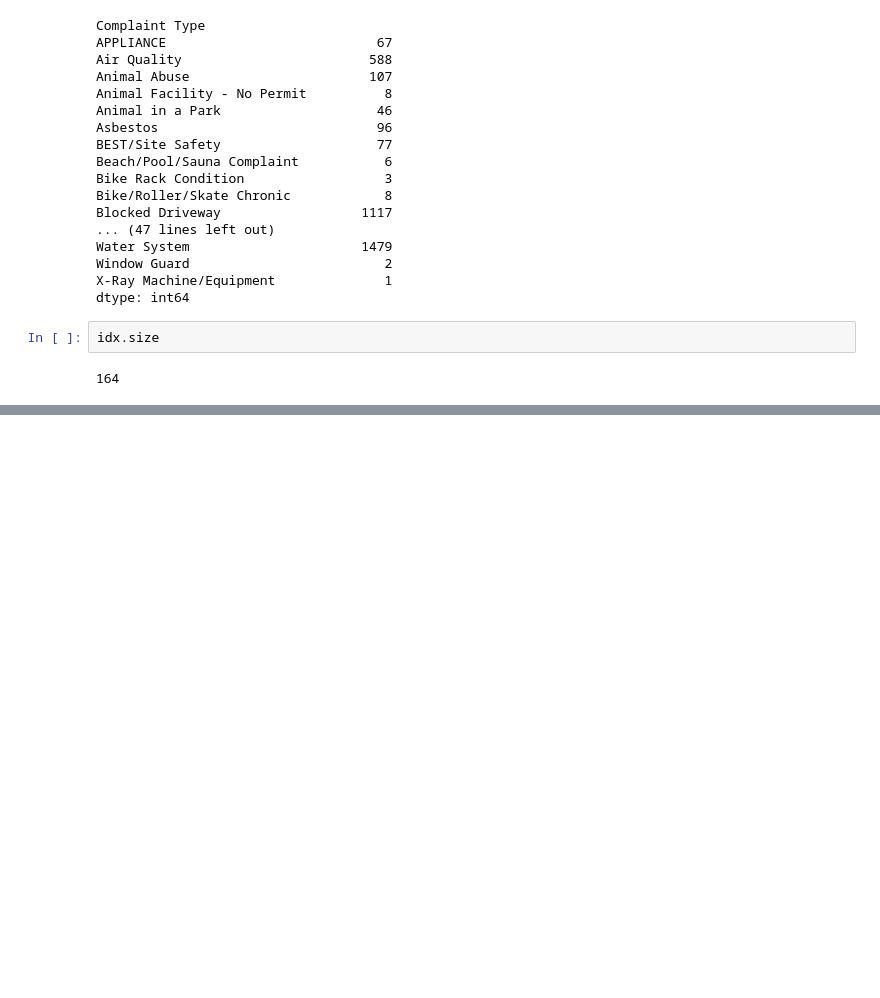
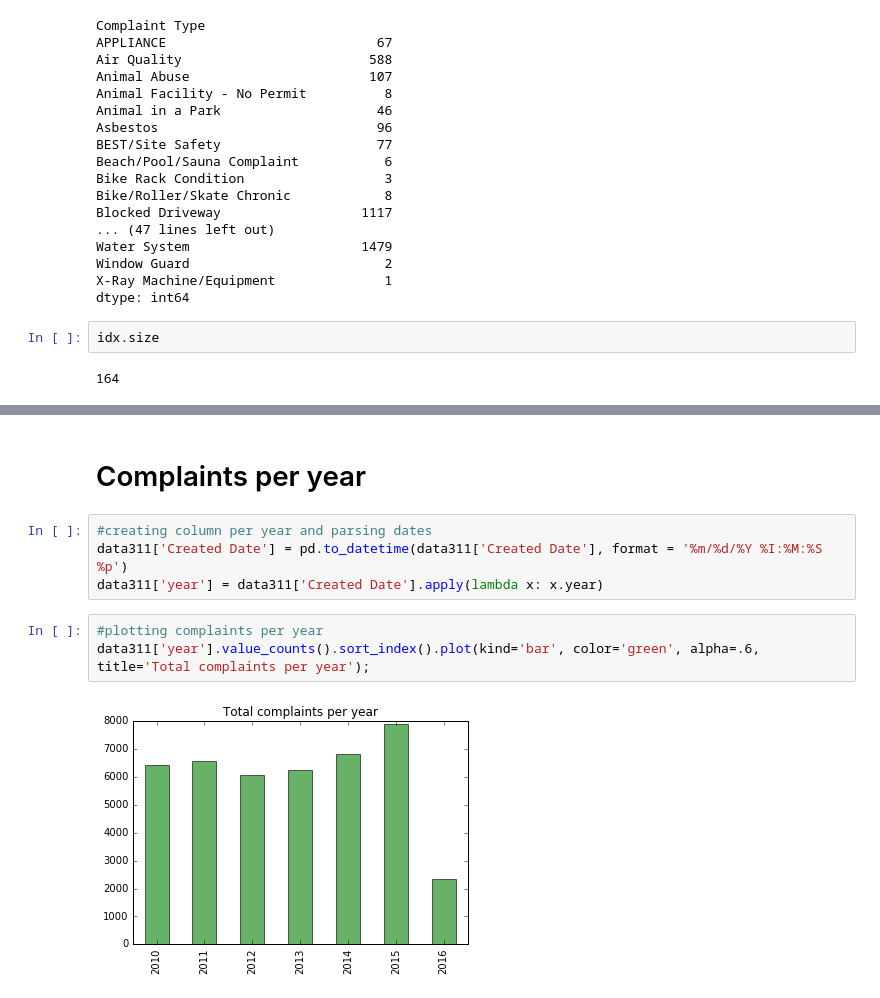
Before and after one commit to maryooh/capstone_sensors, a Jupyter notebook: 311_Red_Hook.ipynb, the cells around one changed output, grey strips where cells are left out. Saved outputs shown, nothing was run; the diff lists cells and outputs as text; blank space fills up the shorter version.

```diff
--- a/311_Red_Hook.ipynb
+++ b/311_Red_Hook.ipynb
@@ -190,0 +220,11 @@ Name: Complaint Type, dtype: int64
+# %% [markdown]
+# Complaints per year
+# %%
+#creating column per year and parsing dates
+data311['Created Date'] = pd.to_datetime(data311['Created Date'], format = '%m/%d/%Y %I:%M:%S %p')
+data311['year'] = data311['Created Date'].apply(lambda x: x.year)
+# %%
+#plotting complaints per year
+data311['year'].value_counts().sort_index().plot(kind='bar', color='green', alpha=.6, title='Total complaints per year');
+# %% [output]
+[figure, added]
```
Also changed, not shown: parts of 4 cells of this notebook.
